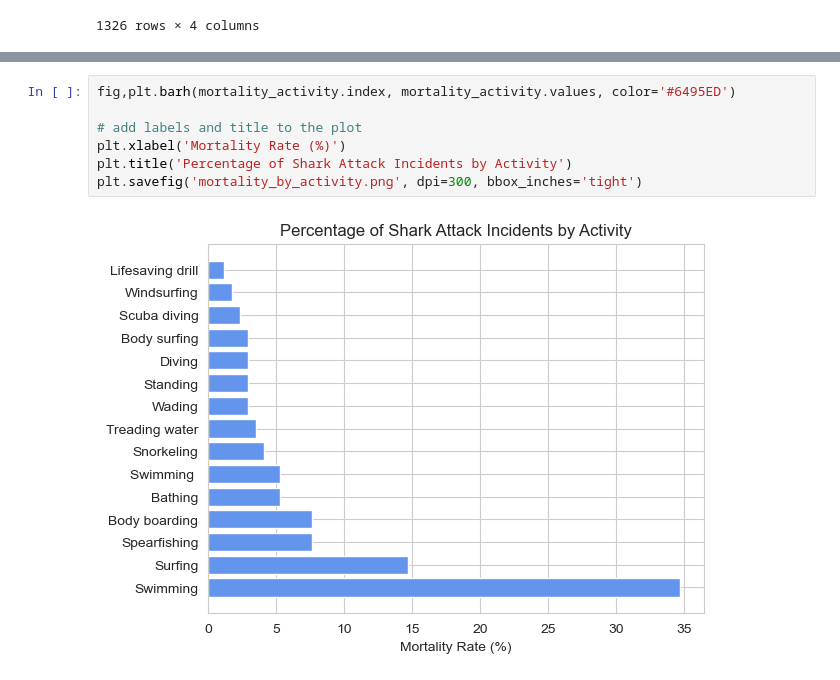
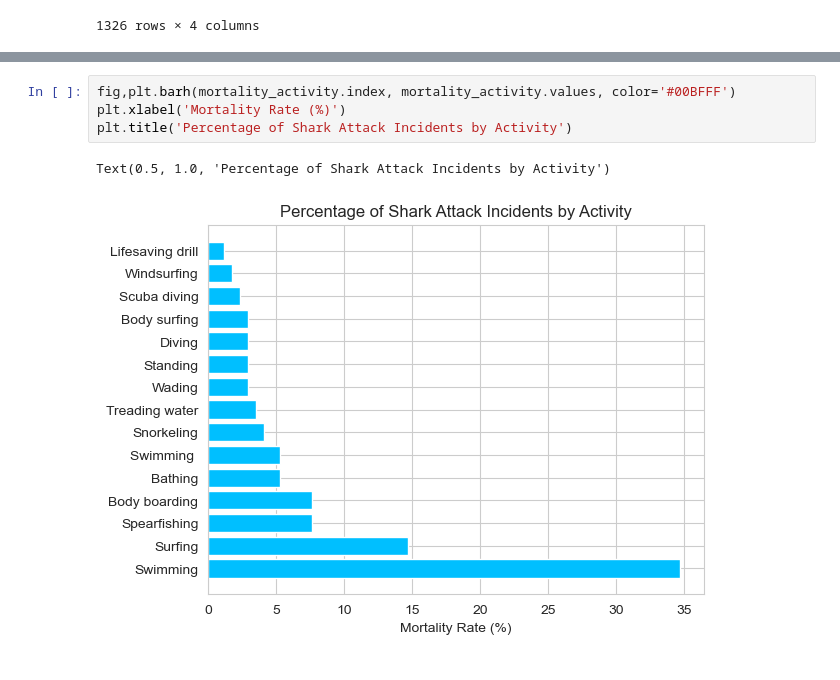
Before and after one commit to zalattarkada/PROJECT-1, a Jupyter notebook: analysis.ipynb, the cells around one changed output, grey strips where cells are left out. Cells and saved outputs as stored; diff of their text form.

```diff
--- a/analysis.ipynb
+++ b/analysis.ipynb
@@ -85,11 +93,9 @@ Windsurfing          1.764706
 Lifesaving drill     1.176471
 Name: activity, dtype: float64
 # %%
-fig,plt.barh(mortality_activity.index, mortality_activity.values, color='#6495ED')
-
-# add labels and title to the plot
+fig,plt.barh(mortality_activity.index, mortality_activity.values, color='#00BFFF')
 plt.xlabel('Mortality Rate (%)')
 plt.title('Percentage of Shark Attack Incidents by Activity')
-plt.savefig('mortality_by_activity.png', dpi=300, bbox_inches='tight')
 # %% [output]
+Text(0.5, 1.0, 'Percentage of Shark Attack Incidents by Activity')
-[figure, old version]
+[figure, new version]
```
Also changed, not shown: parts of 6 cells of this notebook, 3 other files.
